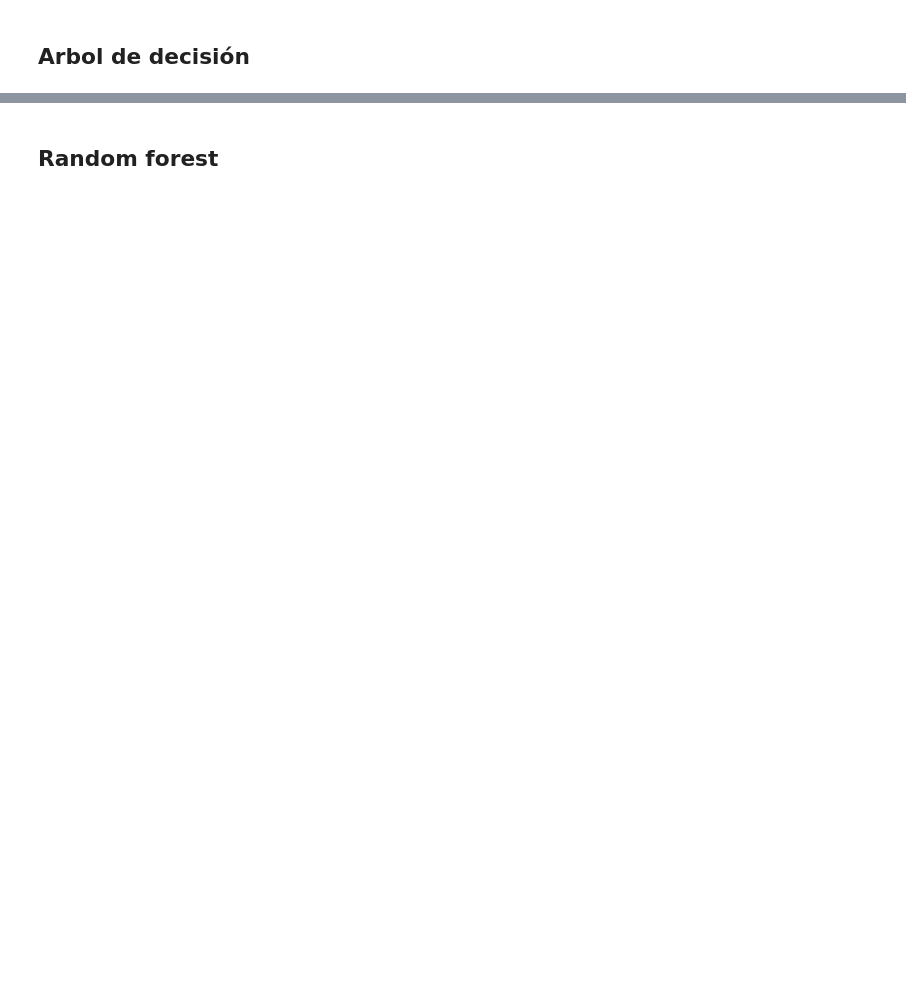
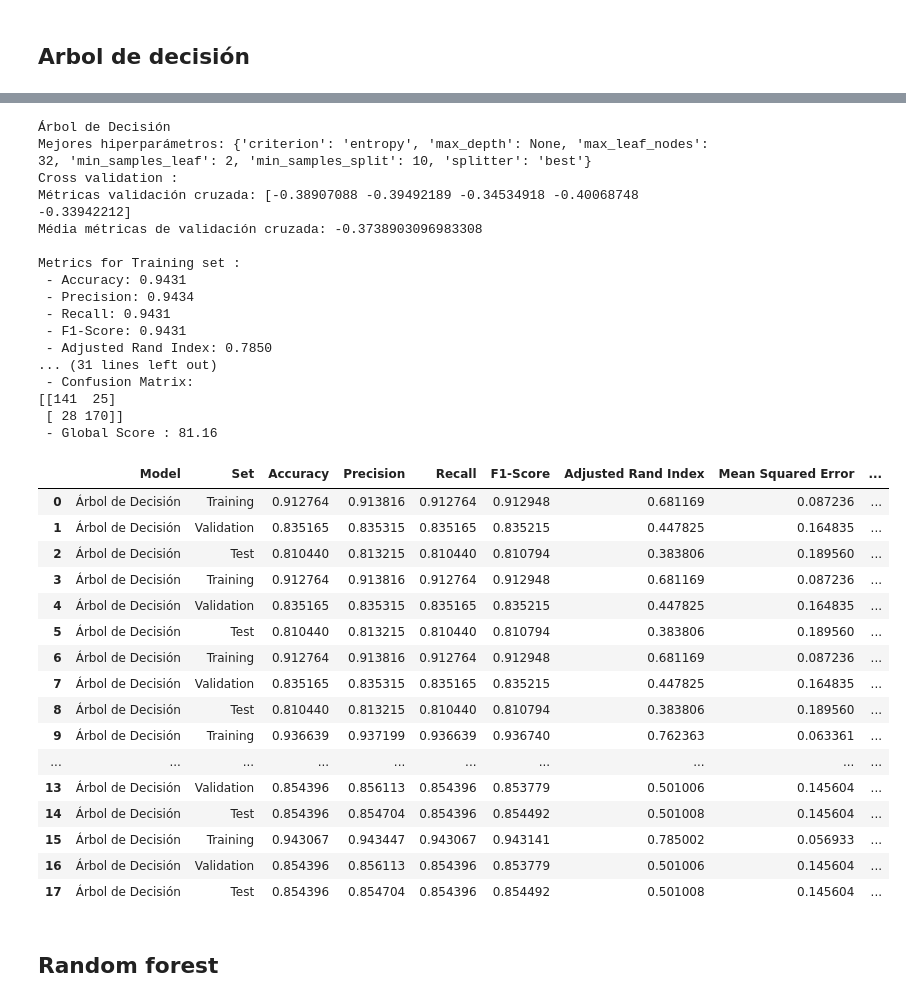
Before and after one commit to Lusku/kschool_master, a Jupyter notebook: TFM_Simple.ipynb, the cells around one changed output, grey strips where cells are left out. Saved outputs shown, nothing was run; the diff lists cells and outputs as text; code cells hidden in the pictures; blank space fills up the shorter version.

```diff
--- a/TFM_Simple.ipynb
+++ b/TFM_Simple.ipynb
@@ -833,2 +783,79 @@ Matriz de Confusión :
+# %%
+from sklearn.tree import DecisionTreeClassifier
+from sklearn.model_selection import GridSearchCV
+model_name = "Árbol de Decisión"
+print(model_name)
+model_DT_leaf = DecisionTreeClassifier(random_state=42)
+
+# Definir los parámetros a ajustar
+params = {'max_leaf_nodes': range(2, 50)}  # Probando diferentes valores para max_leaf_nodes
+
+param_grid = {
+    'criterion': ['gini', 'entropy'],
+    'splitter': ['best', 'random'],
+    'max_depth': [None,5, 10, 20, 30],
+    'min_samples_split': [2, 5, 10],
+    'min_samples_leaf': [1, 2, 4],
+    'max_leaf_nodes': range(2, 50)
+}
+
+# Realizar la búsqueda en rejilla con validación cruzada
+grid_search = GridSearchCV(model_DT_leaf, param_grid, n_jobs=-1, cv=5)
+grid_search.fit(X_train_prep, y_train)
+
+# Mostrar los resultados
+print(f"Mejores hiperparámetros: {grid_search.best_params_}")
+
+model_DT = grid_search.best_estimator_
+
+# Entrenar el modelo usando los datos de entrenamiento preprocesados
+model_DT.fit(X_train_prep, y_train)
+
+# Cross validation
+mostrar_cross_validation(model_DT, X_train_prep, y_train)
+
+y_train_pred = model_DT.predict(X_train_prep)
+mostrar_estadisticas_guardar_tabla(y_train, y_train_pred, "Training", model_name, print_roc = "NO")
+
+y_val_pred = model_DT.predict(X_val_prep)
+mostrar_estadisticas_guardar_tabla(y_val, y_val_pred, "Validation",model_name, print_roc = "NO")
+
+y_test_pred = model_DT.predict(X_test_prep)
+mostrar_estadisticas_guardar_tabla(y_test, y_test_pred, "Test", model_name, print_roc = "NO")
+# %% [output]
+Árbol de Decisión
+Mejores hiperparámetros: {'criterion': 'entropy', 'max_depth': None, 'max_leaf_nodes': 32, 'min_samples_leaf': 2, 'min_samples_split': 10, 'splitter': 'best'}
+Cross validation :
+Métricas validación cruzada: [-0.38907088 -0.39492189 -0.34534918 -0.40068748 -0.33942212]
+Média métricas de validación cruzada: -0.3738903096983308
+
+Metrics for Training set :
+ - Accuracy: 0.9431
+ - Precision: 0.9434
+ - Recall: 0.9431
+ - F1-Score: 0.9431
+ - Adjusted Rand Index: 0.7850
+... (31 lines left out)
+ - Confusion Matrix:
+[[141  25]
+ [ 28 170]]
+ - Global Score : 81.16
+|  | Model | Set | Accuracy | Precision | Recall | F1-Score | Adjusted Rand Index | Mean Squared Error | ... |
+| 0 | Árbol de Decisión | Training | 0.912764 | 0.913816 | 0.912764 | 0.912948 | 0.681169 | 0.087236 | ... |
+| 1 | Árbol de Decisión | Validation | 0.835165 | 0.835315 | 0.835165 | 0.835215 | 0.447825 | 0.164835 | ... |
+| 2 | Árbol de Decisión | Test | 0.810440 | 0.813215 | 0.810440 | 0.810794 | 0.383806 | 0.189560 | ... |
+| 3 | Árbol de Decisión | Training | 0.912764 | 0.913816 | 0.912764 | 0.912948 | 0.681169 | 0.087236 | ... |
+| 4 | Árbol de Decisión | Validation | 0.835165 | 0.835315 | 0.835165 | 0.835215 | 0.447825 | 0.164835 | ... |
+| 5 | Árbol de Decisión | Test | 0.810440 | 0.813215 | 0.810440 | 0.810794 | 0.383806 | 0.189560 | ... |
+| 6 | Árbol de Decisión | Training | 0.912764 | 0.913816 | 0.912764 | 0.912948 | 0.681169 | 0.087236 | ... |
+| 7 | Árbol de Decisión | Validation | 0.835165 | 0.835315 | 0.835165 | 0.835215 | 0.447825 | 0.164835 | ... |
+| 8 | Árbol de Decisión | Test | 0.810440 | 0.813215 | 0.810440 | 0.810794 | 0.383806 | 0.189560 | ... |
+| 9 | Árbol de Decisión | Training | 0.936639 | 0.937199 | 0.936639 | 0.936740 | 0.762363 | 0.063361 | ... |
+| ... | ... | ... | ... | ... | ... | ... | ... | ... | ... |
+| 13 | Árbol de Decisión | Validation | 0.854396 | 0.856113 | 0.854396 | 0.853779 | 0.501006 | 0.145604 | ... |
+| 14 | Árbol de Decisión | Test | 0.854396 | 0.854704 | 0.854396 | 0.854492 | 0.501008 | 0.145604 | ... |
+| 15 | Árbol de Decisión | Training | 0.943067 | 0.943447 | 0.943067 | 0.943141 | 0.785002 | 0.056933 | ... |
+| 16 | Árbol de Decisión | Validation | 0.854396 | 0.856113 | 0.854396 | 0.853779 | 0.501006 | 0.145604 | ... |
+| 17 | Árbol de Decisión | Test | 0.854396 | 0.854704 | 0.854396 | 0.854492 | 0.501008 | 0.145604 | ... |
 # %% [markdown]
 ## Random forest
```
Also changed, not shown: parts of 64 cells of this notebook.
